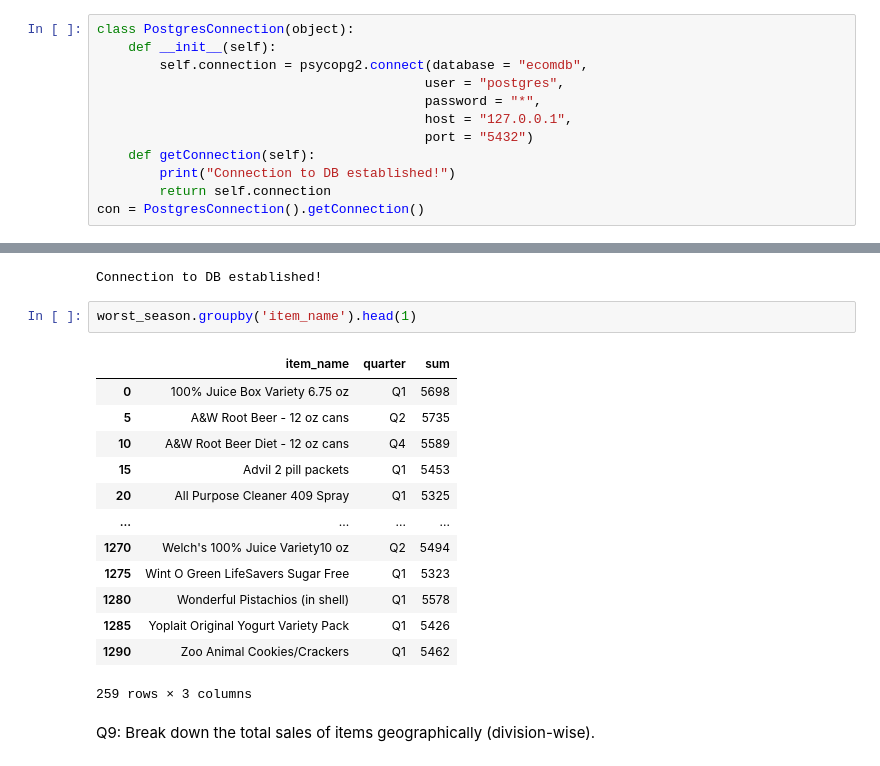
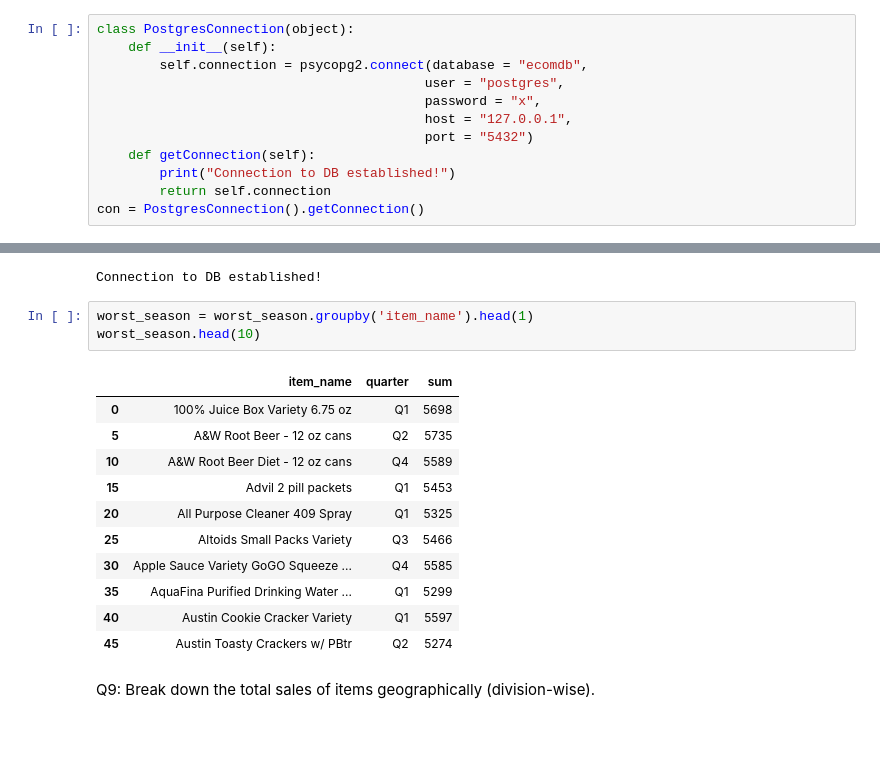
Before and after one commit to esrdlab-vinternship/HDA-5th-Round-vInternship, a Jupyter notebook: notebook/analytics/olap.ipynb, the cells around one changed output, grey strips where cells are left out. Cells and saved outputs as stored; diff of their text form; blank space fills up the shorter version.

```diff
--- a/notebook/analytics/olap.ipynb
+++ b/notebook/analytics/olap.ipynb
@@ -8,7 +8,7 @@ class PostgresConnection(object):
     def __init__(self):
         self.connection = psycopg2.connect(database = "ecomdb",
                                           user = "postgres",
-                                          password = "*",
+                                          password = "x",
                                           host = "127.0.0.1",
                                           port = "5432")
     def getConnection(self):
@@ -396,21 +571,20 @@ cur.close()
 # %% [output]
 Connection to DB established!
 # %%
-worst_season.groupby('item_name').head(1)
+worst_season = worst_season.groupby('item_name').head(1)
+worst_season.head(10)
 # %% [output]
 |  | item_name | quarter | sum |
 | 0 | 100% Juice Box Variety 6.75 oz | Q1 | 5698 |
 | 5 | A&W Root Beer - 12 oz cans | Q2 | 5735 |
 | 10 | A&W Root Beer Diet - 12 oz cans | Q4 | 5589 |
 | 15 | Advil 2 pill packets | Q1 | 5453 |
 | 20 | All Purpose Cleaner 409 Spray | Q1 | 5325 |
-| ... | ... | ... | ... |
-| 1270 | Welch's 100% Juice Variety10 oz | Q2 | 5494 |
-| 1275 | Wint O Green LifeSavers Sugar Free | Q1 | 5323 |
-| 1280 | Wonderful Pistachios (in shell) | Q1 | 5578 |
-| 1285 | Yoplait Original Yogurt Variety Pack | Q1 | 5426 |
-| 1290 | Zoo Animal Cookies/Crackers | Q1 | 5462 |
+| 25 | Altoids Small Packs Variety | Q3 | 5466 |
+| 30 | Apple Sauce Variety GoGO Squeeze ... | Q4 | 5585 |
+| 35 | AquaFina Purified Drinking Water ... | Q1 | 5299 |
+| 40 | Austin Cookie Cracker Variety | Q1 | 5597 |
+| 45 | Austin Toasty Crackers w/ PBtr | Q2 | 5274 |
-259 rows × 3 columns
 # %% [markdown]
 Q9: Break down the total sales of items geographically (division-wise).
 # %%
```
Also changed, not shown: parts of 20 cells of this notebook.
